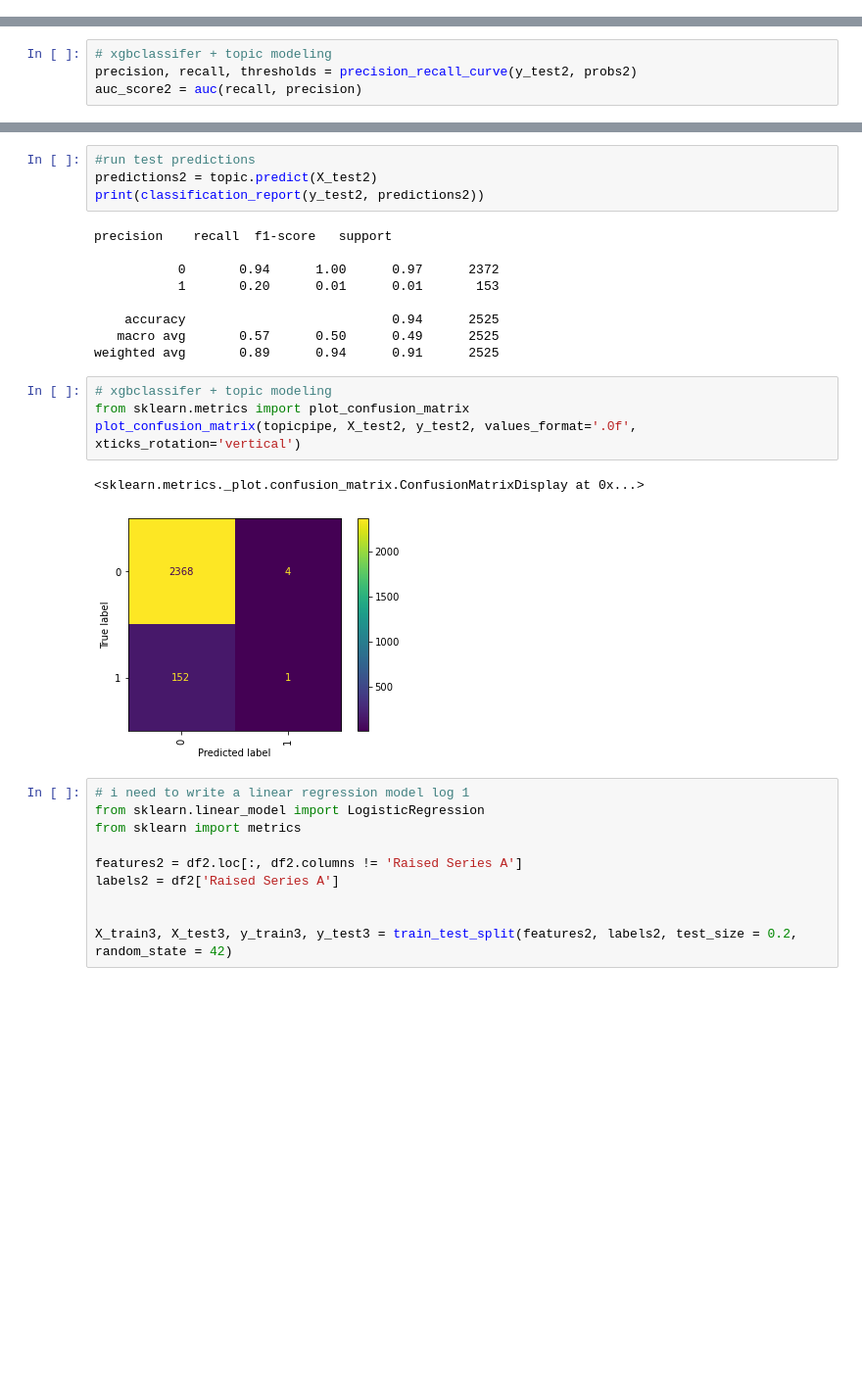
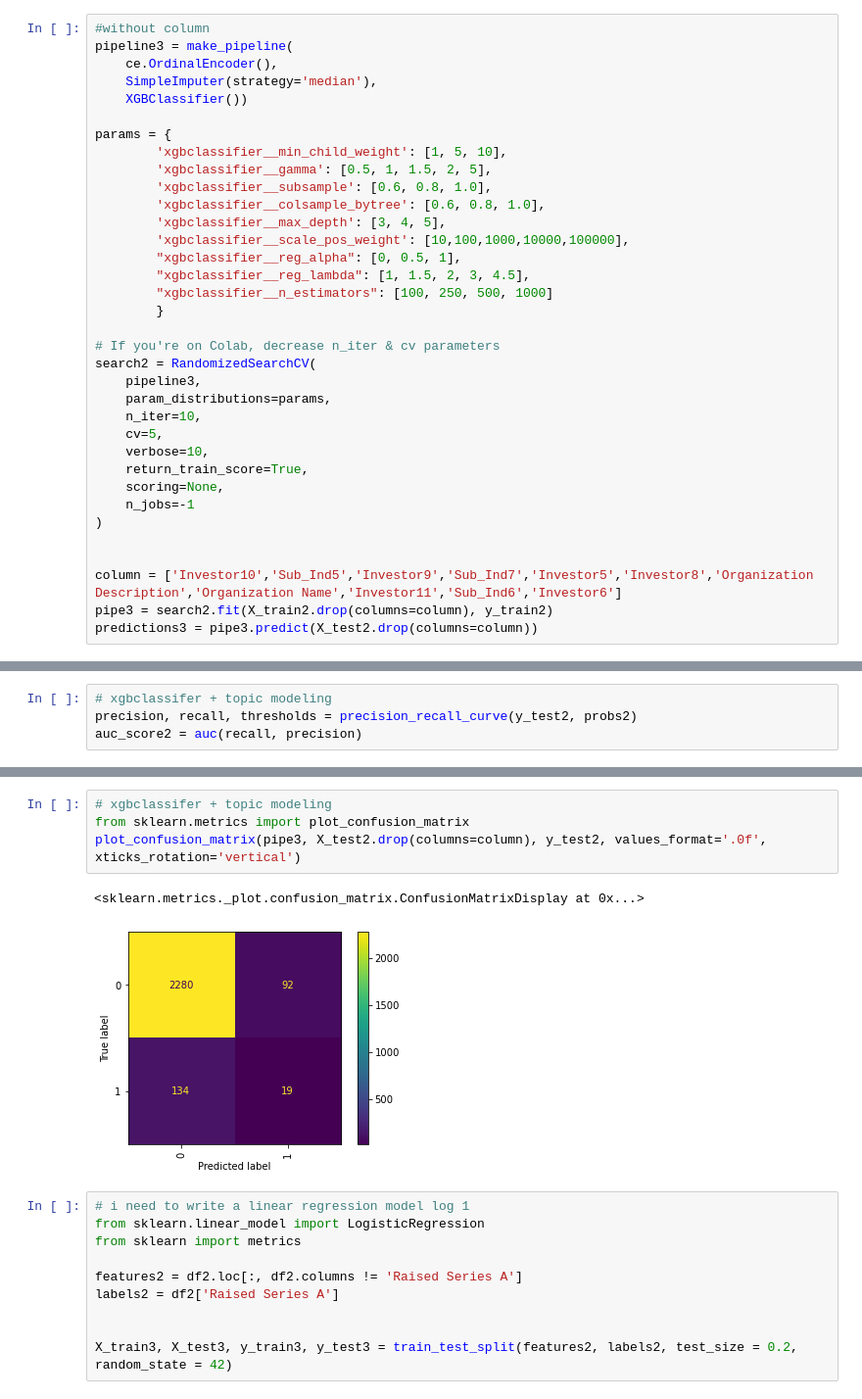
Before and after one commit to agpark1/VC-Sourcing-Model-Unit2-Build, a Jupyter notebook: 2A.ipynb, the cells around one changed output, grey strips where cells are left out. Shown at 98% size. Saved outputs shown, nothing was run; the diff lists cells and outputs as text; blank space fills up the shorter version.

```diff
--- a/2A.ipynb
+++ b/2A.ipynb
@@ -664,0 +642,35 @@ NameError: name 'xgboost' is not defined
+# %%
+#without column
+pipeline3 = make_pipeline(
+    ce.OrdinalEncoder(),
+    SimpleImputer(strategy='median'),
+    XGBClassifier())
+
+params = {
+        'xgbclassifier__min_child_weight': [1, 5, 10],
+        'xgbclassifier__gamma': [0.5, 1, 1.5, 2, 5],
+        'xgbclassifier__subsample': [0.6, 0.8, 1.0],
+        'xgbclassifier__colsample_bytree': [0.6, 0.8, 1.0],
+        'xgbclassifier__max_depth': [3, 4, 5],
+        'xgbclassifier__scale_pos_weight': [10,100,1000,10000,100000],
+        "xgbclassifier__reg_alpha": [0, 0.5, 1],
+        "xgbclassifier__reg_lambda": [1, 1.5, 2, 3, 4.5],
+        "xgbclassifier__n_estimators": [100, 250, 500, 1000]
+        }
+
+# If you're on Colab, decrease n_iter & cv parameters
+search2 = RandomizedSearchCV(
+    pipeline3,
+    param_distributions=params,
+    n_iter=10,
+    cv=5,
+    verbose=10,
+    return_train_score=True,
+    scoring=None,
+    n_jobs=-1
+)
+
+
+column = ['Investor10','Sub_Ind5','Investor9','Sub_Ind7','Investor5','Investor8','Organization Description','Organization Name','Investor11','Sub_Ind6','Investor6']
+pipe3 = search2.fit(X_train2.drop(columns=column), y_train2)
+predictions3 = pipe3.predict(X_test2.drop(columns=column))
@@ -697,23 +737,10 @@ AUC: 0.701
-# %%
-#run test predictions
-predictions2 = topic.predict(X_test2)
-print(classification_report(y_test2, predictions2))
-# %% [output]
-precision    recall  f1-score   support
-
-           0       0.94      1.00      0.97      2372
-           1       0.20      0.01      0.01       153
-
-    accuracy                           0.94      2525
-   macro avg       0.57      0.50      0.49      2525
-weighted avg       0.89      0.94      0.91      2525
 # %%
 # xgbclassifer + topic modeling
 from sklearn.metrics import plot_confusion_matrix
-plot_confusion_matrix(topicpipe, X_test2, y_test2, values_format='.0f', xticks_rotation='vertical')
+plot_confusion_matrix(pipe3, X_test2.drop(columns=column), y_test2, values_format='.0f', xticks_rotation='vertical')
 # %% [output]
 <sklearn.metrics._plot.confusion_matrix.ConfusionMatrixDisplay at 0x...>
-[figure, old version]
+[figure, new version]
 # %%
 # i need to write a linear regression model log 1
 from sklearn.linear_model import LogisticRegression
```
Also changed, not shown: parts of 49 cells of this notebook.
